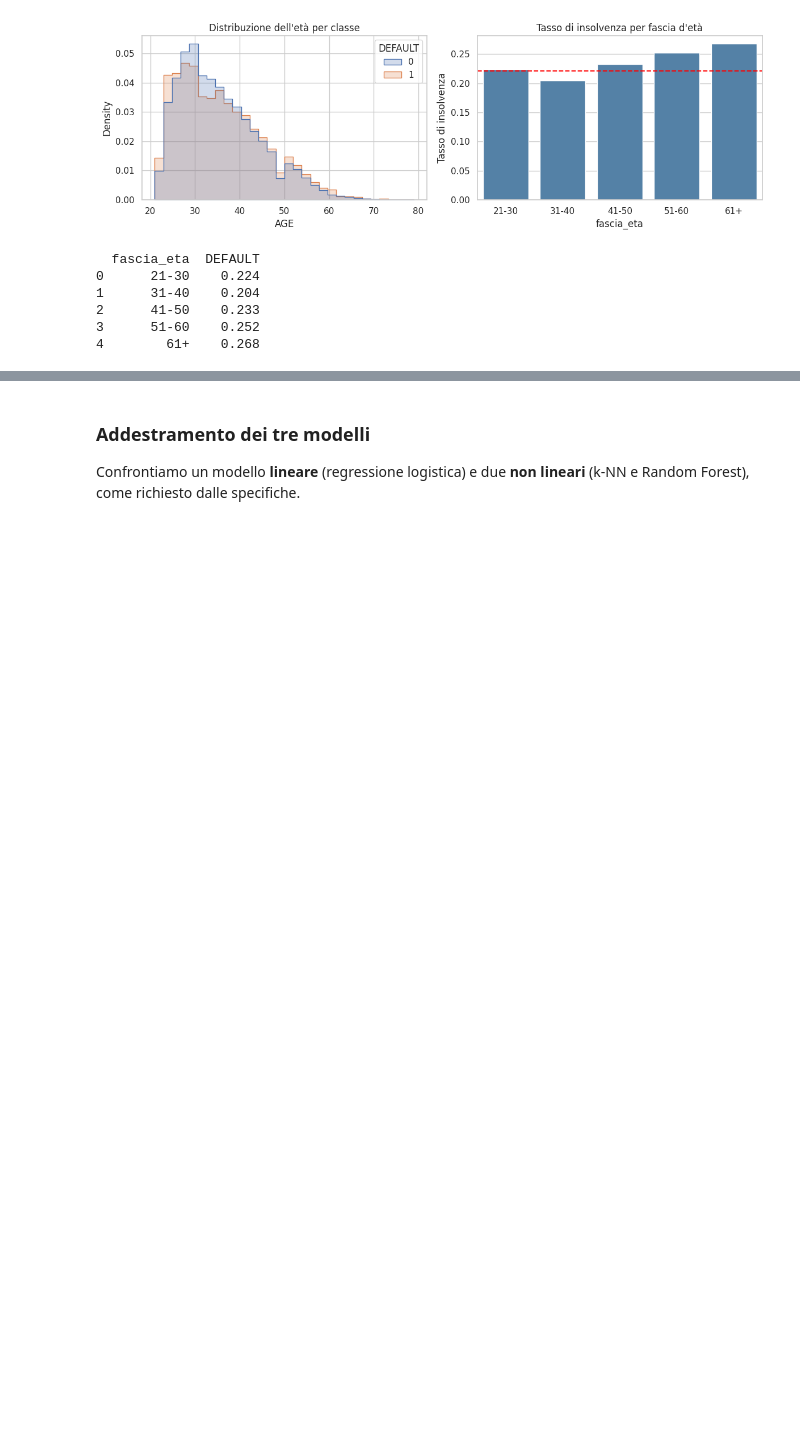
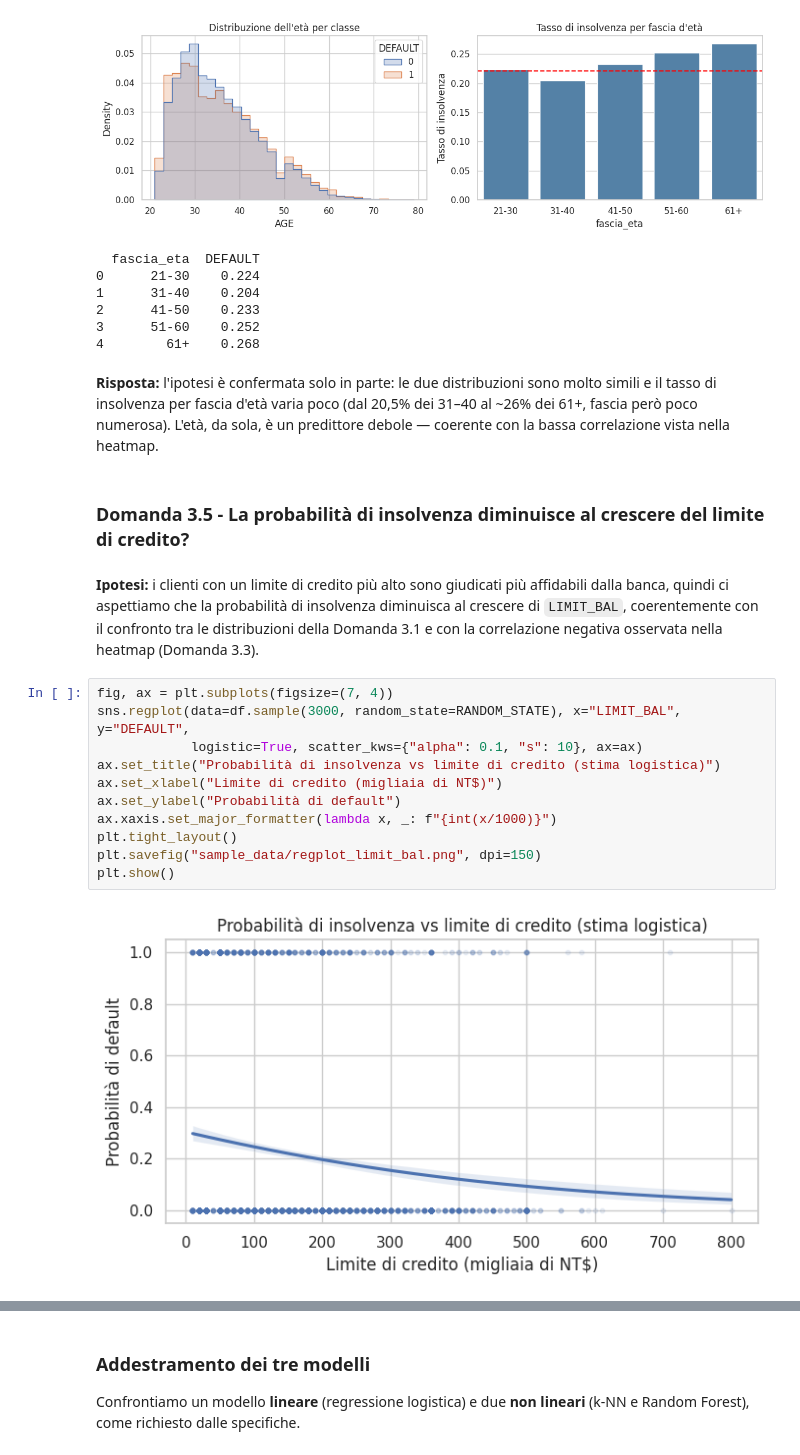
Before and after one commit to etooooooooo/Gruppo-1--Data-Science, a Jupyter notebook: analisi_credit_default.ipynb, the cells around one changed output, grey strips where cells are left out. Drawn from its saved outputs; the diff is of its cells as text; blank space fills up the shorter version.

```diff
--- a/analisi_credit_default.ipynb
+++ b/analisi_credit_default.ipynb
@@ -320,3 +318,22 @@ print(tasso_eta.round(3))
 2      41-50    0.233
 3      51-60    0.252
 4        61+    0.268
+# %% [markdown]
+**Risposta:** l'ipotesi è confermata solo in parte: le due distribuzioni sono molto simili e il tasso di insolvenza per fascia d'età varia poco (dal 20,5% dei 31–40 al \~26% dei 61+, fascia però poco numerosa). L'età, da sola, è un predittore debole — coerente con la bassa correlazione vista nella heatmap.
+# %% [markdown]
+### Domanda 3.5 - La probabilità di insolvenza diminuisce al crescere del limite di credito?
+# %% [markdown]
+**Ipotesi:** i clienti con un limite di credito più alto sono giudicati più affidabili dalla banca, quindi ci aspettiamo che la probabilità di insolvenza diminuisca al crescere di `LIMIT_BAL`, coerentemente con il confronto tra le distribuzioni della Domanda 3.1 e con la correlazione negativa osservata nella heatmap (Domanda 3.3).
+# %%
+fig, ax = plt.subplots(figsize=(7, 4))
+sns.regplot(data=df.sample(3000, random_state=RANDOM_STATE), x="LIMIT_BAL", y="DEFAULT",
+            logistic=True, scatter_kws={"alpha": 0.1, "s": 10}, ax=ax)
+ax.set_title("Probabilità di insolvenza vs limite di credito (stima logistica)")
+ax.set_xlabel("Limite di credito (migliaia di NT$)")
+ax.set_ylabel("Probabilità di default")
+ax.xaxis.set_major_formatter(lambda x, _: f"{int(x/1000)}")
+plt.tight_layout()
+plt.savefig("sample_data/regplot_limit_bal.png", dpi=150)
+plt.show()
+# %% [output]
+[figure, added]
```
Also changed, not shown: parts of 74 cells of this notebook.
